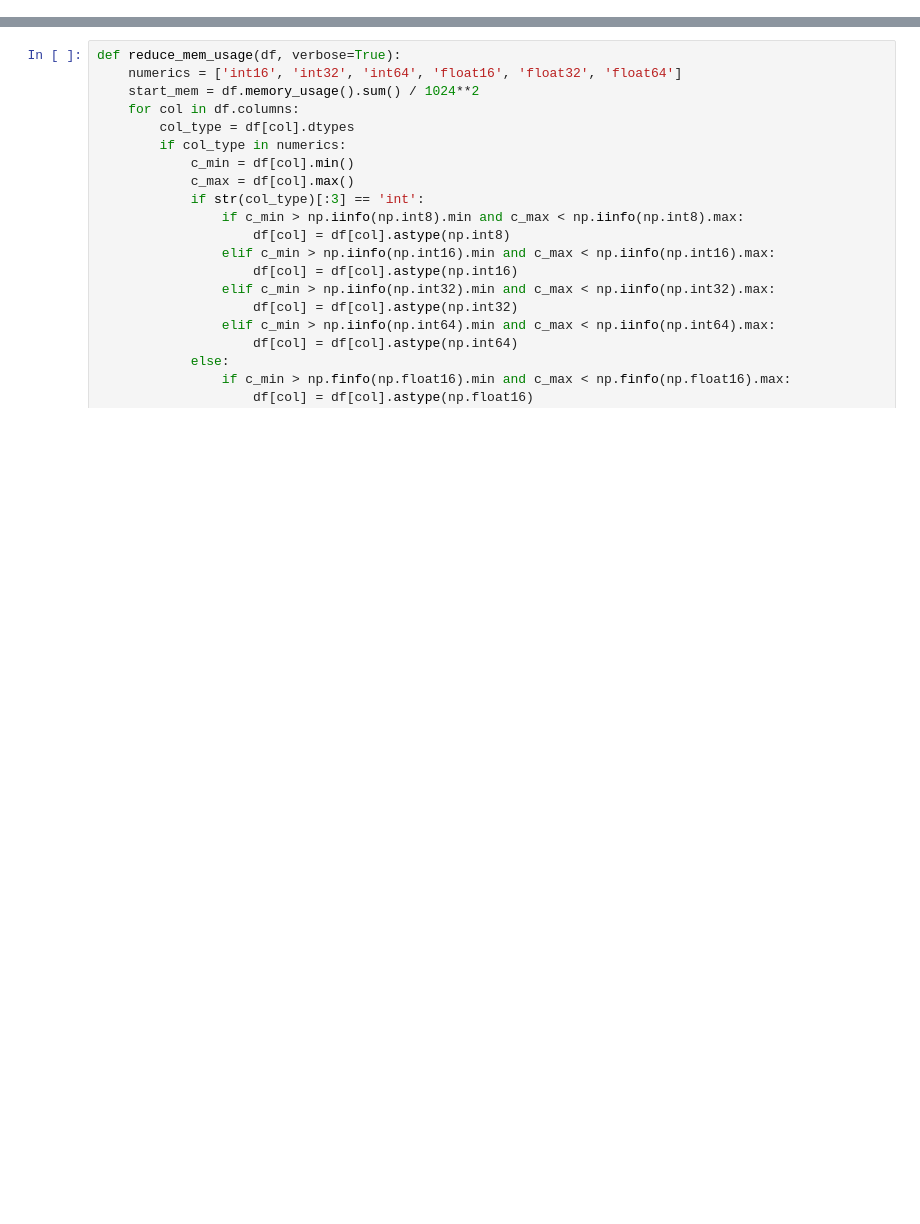
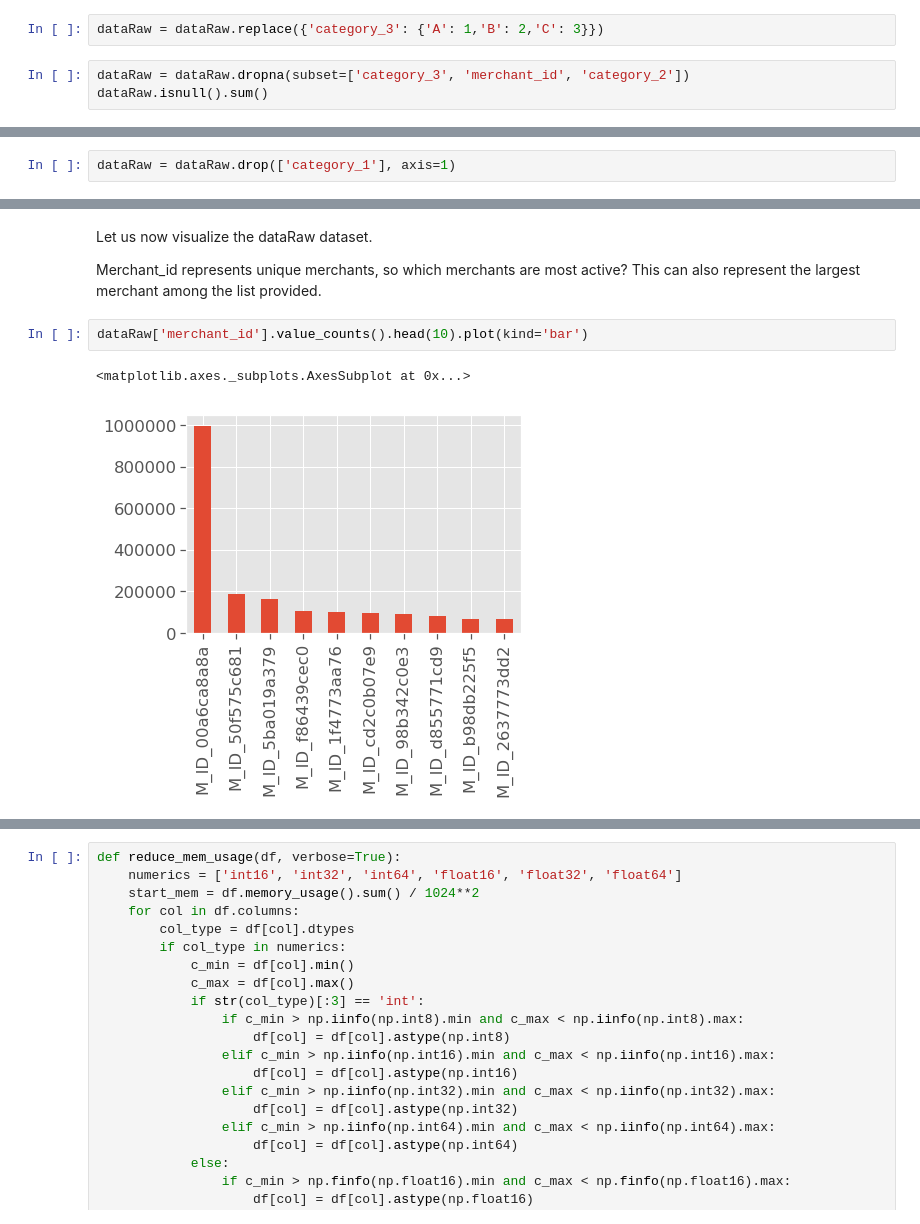
Before and after one commit to HariSurayagari/Merchant-Category-Recommendation, a Jupyter notebook: Elo Data Exploration.ipynb, the cells around one changed output, grey strips where cells are left out. Drawn from its saved outputs; the diff is of its cells as text; blank space fills up the shorter version.

```diff
--- a/Elo Data Exploration.ipynb
+++ b/Elo Data Exploration.ipynb
@@ -30,0 +216,5 @@ test_Raw = reduce_mem_usage(pd.read_csv(r"D:\Datasets\all\test.csv", encoding="I
+# %%
+dataRaw = dataRaw.replace({'category_3': {'A': 1,'B': 2,'C': 3}})
+# %%
+dataRaw = dataRaw.dropna(subset=['category_3', 'merchant_id', 'category_2'])
+dataRaw.isnull().sum()
@@ -30,0 +245,2 @@ test_Raw = reduce_mem_usage(pd.read_csv(r"D:\Datasets\all\test.csv", encoding="I
+# %%
+dataRaw = dataRaw.drop(['category_1'], axis=1)
@@ -30,0 +307,9 @@ test_Raw = reduce_mem_usage(pd.read_csv(r"D:\Datasets\all\test.csv", encoding="I
+# %% [markdown]
+Let us now visualize the dataRaw dataset.
+
+Merchant_id represents unique merchants, so which merchants are most active? This can also represent the largest merchant among the list provided.
+# %%
+dataRaw['merchant_id'].value_counts().head(10).plot(kind='bar')
+# %% [output]
+<matplotlib.axes._subplots.AxesSubplot at 0x...>
+[figure, added]
```
Also changed, not shown: parts of 77 cells of this notebook, 2 other files.
